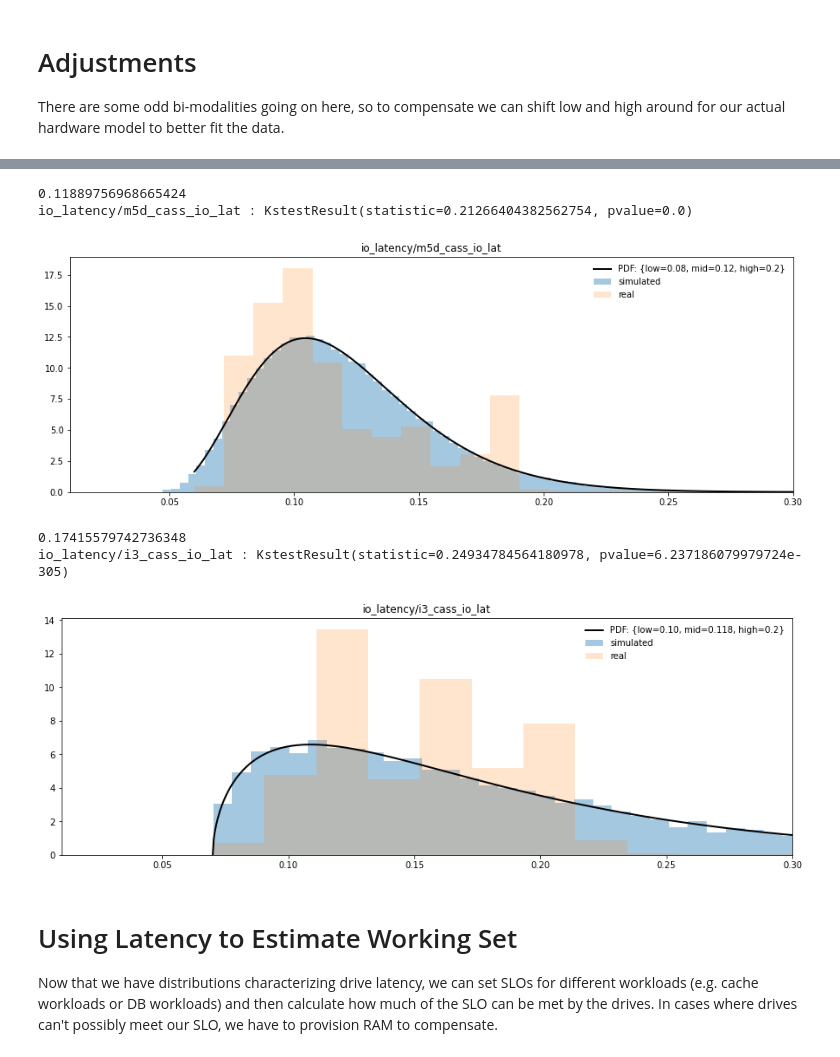
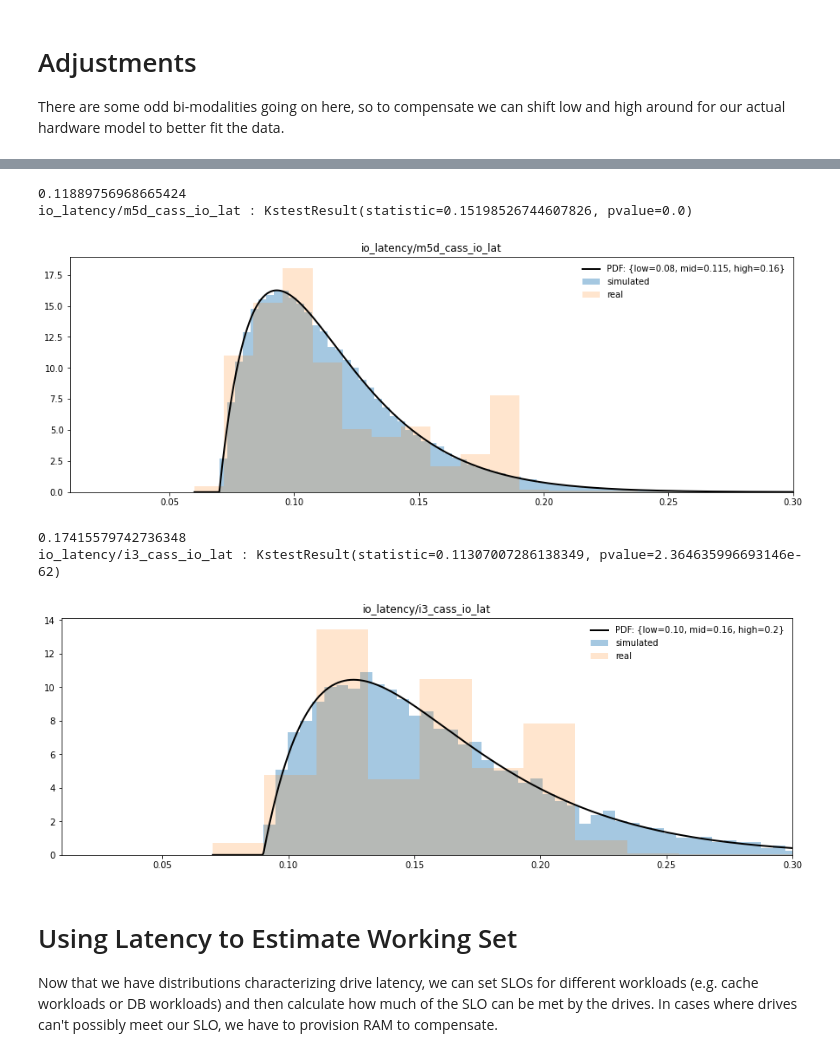
Before and after one commit to Netflix-Skunkworks/service-capacity-modeling, a Jupyter notebook: notebooks/drive_latency.ipynb, the cells around one changed output, grey strips where cells are left out. Saved outputs shown, nothing was run; the diff lists cells and outputs as text; code cells hidden in the pictures.

```diff
--- a/notebooks/drive_latency.ipynb
+++ b/notebooks/drive_latency.ipynb
@@ -39,20 +39,22 @@ for io_data in glob.glob("io_latency/*"):
     real_interval = np.percentile(real_data, [5, 50, 95])
 
     read_io_latency = FixedInterval(
+        minimum_value=min(real_data),
         low=round(real_interval[0], 2),
         mid=round(np.mean(real_data), 4),
         high=round(real_interval[2], 2),
+        maximum_value=max(real_data),
         confidence=0.9
     )
 
-    io_gamma = gamma_for_interval(read_io_latency)
+    io_beta = dist_for_interval(read_io_latency)
     print(f"\nAnalyzing {io_data}")
     print(f"{real_interval} with mean {np.mean(real_data)} and range [{min(real_data)}, {max(real_data)}]")
     print(read_io_latency.json(exclude_unset=True))
     data[io_data] = {}
     data[io_data]["real"] = real_data
     data[io_data]["interval"] = read_io_latency.json(exclude_unset=True)
-    data[io_data]["dist"] = io_gamma
+    data[io_data]["dist"] = io_beta
 # %% [output]
 Analyzing io_latency/m5d_cass_io_lat
 [0.08 0.1  0.18] with mean 0.11889756968665424 and range [0.06, 2.43]
@@ -132,16 +134,16 @@ io_latency/gp2_cass_io_lat : KstestResult(statistic=0.1370223978919631, pvalue=1
 # %%
 sample = "io_latency/m5d_cass_io_lat"
 
-io_gamma = gamma_for_interval(FixedInterval(low=0.08, mid=0.12, high=0.2, confidence=0.9))
+io_beta = dist_for_interval(FixedInterval(minimum_value=0.07, low=0.08, mid=0.115, high=0.16, maximum_value=2, confidence=0.9))
 
 real_data = data[sample]["real"]
 fig, ax = plt.subplots(1, 1, figsize=(15,5))
 
 x = np.linspace(min(real_data), max(real_data), 10000)
 
-ax.plot(x, io_gamma.pdf(x), 'k-', lw=2, label="PDF: {low=0.08, mid=0.12, high=0.2}")
+ax.plot(x, io_beta.pdf(x), 'k-', lw=2, label="PDF: {low=0.08, mid=0.115, high=0.16}")
 
-r = io_gamma.rvs(size=len(real_data))
+r = io_beta.rvs(size=len(real_data))
 ax.hist(r, density=True, histtype='stepfilled', alpha=0.4, bins=100, label="simulated")
 ax.hist(real_data, density=True, histtype='stepfilled', bins=200, alpha=0.2, label="real")
 
@@ -150,41 +152,41 @@ ax.set_title(sample)
 ax.set_xlim(0.01, 0.3)
 print(np.mean(real_data))
 
-r = io_gamma.rvs(size=len(real_data))
+r = io_beta.rvs(size=len(real_data))
 print(sample, ":", kstest(r, real_data))
 plt.show()
 # %% [output]
 0.11889756968665424
-io_latency/m5d_cass_io_lat : KstestResult(statistic=0.21266404382562754, pvalue=0.0)
+io_latency/m5d_cass_io_lat : KstestResult(statistic=0.15198526744607826, pvalue=0.0)
-[figure, old version]
+[figure, new version]
 # %%
 sample = "io_latency/i3_cass_io_lat"
 
-io_gamma = gamma_for_interval(FixedInterval(low=0.14, mid=0.18, high=0.25, confidence=0.9))
+io_beta = dist_for_interval(FixedInterval(minimum_value=0.09, low=0.10, mid=0.16, high=0.20, maximum_value=3, confidence=0.9))
 
 real_data = data[sample]["real"]
 fig, ax = plt.subplots(1, 1, figsize=(15,5))
 
 x = np.linspace(min(real_data), max(real_data), 10000)
 
-ax.plot(x, io_gamma.pdf(x), 'k-', lw=2, label="PDF: {low=0.10, mid=0.118, high=0.2}")
+ax.plot(x, io_beta.pdf(x), 'k-', lw=2, label="PDF: {low=0.10, mid=0.16, high=0.2}")
 
-r = io_gamma.rvs(size=len(real_data))
+r = io_beta.rvs(size=len(real_data))
 ax.hist(r, density=True, histtype='stepfilled', alpha=0.4, bins=100, label="simulated")
 ax.hist(real_data, density=True, histtype='stepfilled', bins=200, alpha=0.2, label="real")
 
 ax.legend(loc='best', frameon=False)
 ax.set_title(sample)
 ax.set_xlim(0.01, 0.3)
 print(np.mean(real_data))
 
-r = io_gamma.rvs(size=len(real_data))
+r = io_beta.rvs(size=len(real_data))
 print(sample, ":", kstest(r, real_data))
 plt.show()
 # %% [output]
 0.17415579742736348
-io_latency/i3_cass_io_lat : KstestResult(statistic=0.24934784564180978, pvalue=6.237186079979724e-305)
+io_latency/i3_cass_io_lat : KstestResult(statistic=0.11307007286138349, pvalue=2.364635996693146e-62)
-[figure, old version]
+[figure, new version]
 # %% [markdown]
 # Using Latency to Estimate Working Set
 
```
Also changed, not shown: parts of 8 cells of this notebook, 7 other files.
